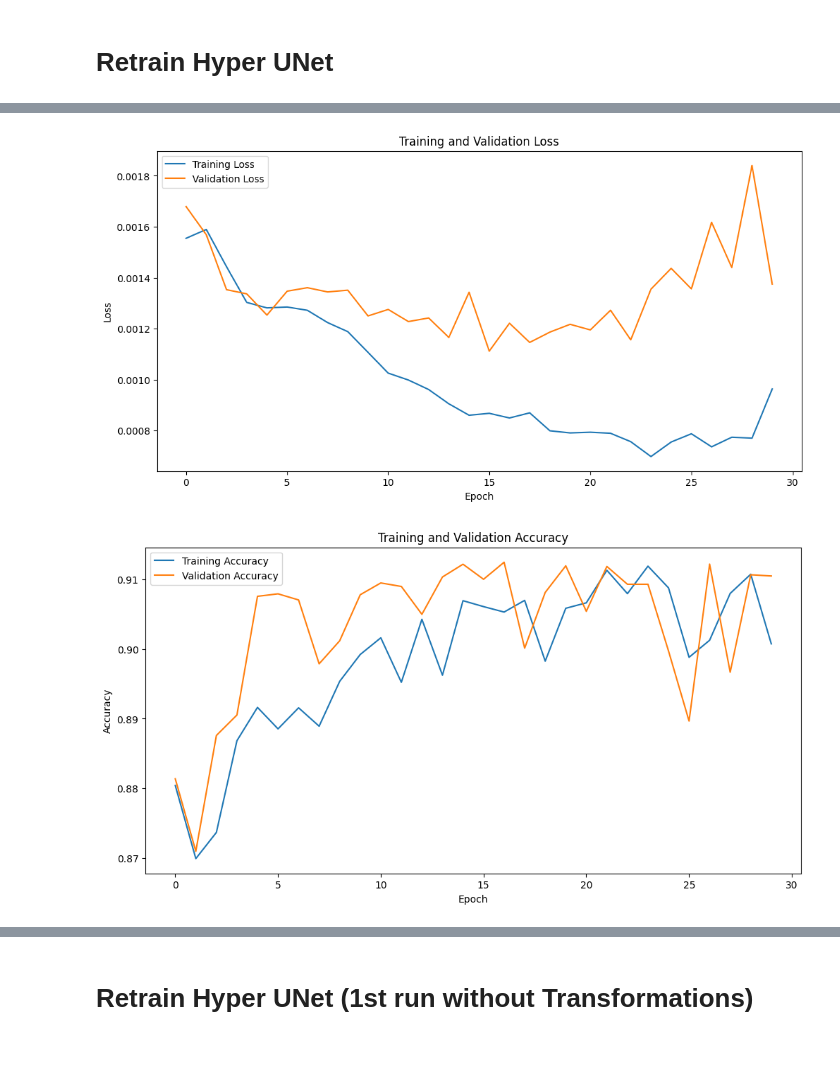
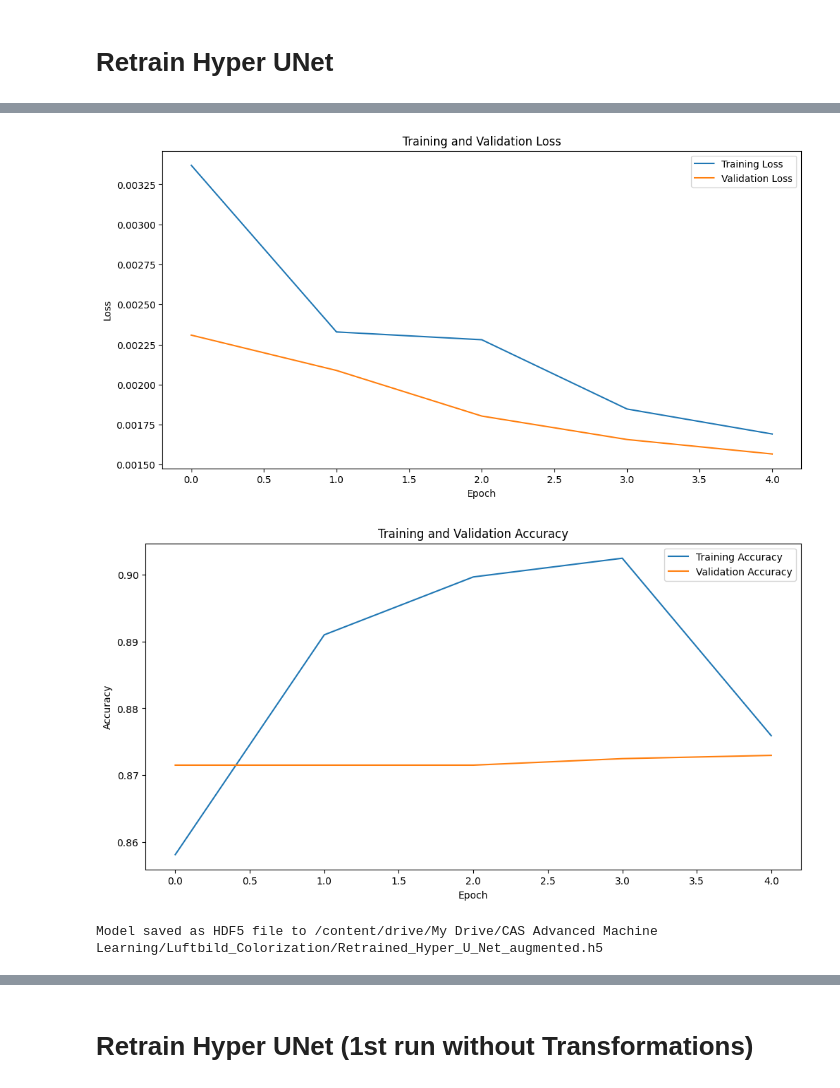
Before and after one commit to tololojo/AML_FinalProject, a Jupyter notebook: scripts/preprocessing_tf.ipynb, the cells around one changed output, grey strips where cells are left out. Cells and saved outputs as stored; diff of their text form; code cells hidden in the pictures; blank space fills up the shorter version.

```diff
--- a/scripts/preprocessing_tf.ipynb
+++ b/scripts/preprocessing_tf.ipynb
@@ -328,8 +328,8 @@ The final ratio for the train, validation and test dastasets are: 70, 29 and 1 %
 dataX, dataY = metadata_raw_df["img_id"].to_list(), metadata_raw_df["class"] .to_list()
 
 rand_state = 9898
-train_ratio = 0.70
-validation_ratio = 0.29
+train_ratio = 0.89
+validation_ratio = 0.10
 test_ratio = 0.01
 
 
@@ -487,0 +420,33 @@ Epoch 30/30
+# %%
+# Parameters
+subset_fraction = 0.01  # Use 25% of the data each epoch
+epochs = 5
+b_size = 16
+
+
+# Function to sample a subset of data
+def sample_subset(dataX, dataY, subset_fraction):
+    num_samples = int(len(dataX) * subset_fraction)
+    indices = np.random.choice(len(dataX), num_samples, replace=False)
+    subset_dataX = [dataX[i] for i in indices]
+    subset_dataY = [dataY[i] for i in indices]
+    return subset_dataX, subset_dataY
+
+
+# Dataset loaders for validation and test sets
+valid_dataset_loader = SwisstopoDataset(x_val,
+                           transform=convert_to_LAB_transform,
+                           large_dataset=True,
+                           return_label=False,
+                           batch_size=b_size,
+                           shuffle=False)
+
+test_dataset_loader = SwisstopoDataset(x_test,
+                           transform=convert_to_LAB_transform,
+                           large_dataset=True,
+                           return_label=False,
+                           batch_size=b_size,
+                           shuffle=False)
+
+valid_dataset = valid_dataset_loader.get_dataset()
+test_dataset = test_dataset_loader.get_dataset()
@@ -497,26 +529,36 @@ Test Accuracy: 0.9076059460639954
 # %%
 # Plot the training and validation loss
 plt.figure(figsize=(12, 6))
-plt.plot(history.history['loss'], label='Training Loss')
-plt.plot(history.history['val_loss'], label='Validation Loss')
+plt.plot(train_loss, label='Training Loss')
+plt.plot(val_loss, label='Validation Loss')
 plt.xlabel('Epoch')
 plt.ylabel('Loss')
 plt.legend()
 plt.title('Training and Validation Loss')
 plt.show()
 
 # Plot the training and validation accuracy
 plt.figure(figsize=(12, 6))
-plt.plot(history.history['accuracy'], label='Training Accuracy')
-plt.plot(history.history['val_accuracy'], label='Validation Accuracy')
+plt.plot(train_accuracy, label='Training Accuracy')
+plt.plot(val_accuracy, label='Validation Accuracy')
 plt.xlabel('Epoch')
 plt.ylabel('Accuracy')
 plt.legend()
 plt.title('Training and Validation Accuracy')
 plt.show()
 # %% [output]
-[figure, old version]
+[figure, new version]
-[figure, old version]
+[figure, new version]
+# %%
+# Define the path where you want to save your model on Google Drive
+model_save_path = '/content/drive/My Drive/CAS Advanced Machine Learning/Luftbild_Colorization/Retrained_Hyper_U_Net_augmented.h5'
+
+# Convert the SavedModel to HDF5 format and save it as an HDF5 file
+loaded_model.save(model_save_path, save_format='h5')
+
+print(f"Model saved as HDF5 file to {model_save_path}")
+# %% [output]
+Model saved as HDF5 file to /content/drive/My Drive/CAS Advanced Machine Learning/Luftbild_Colorization/Retrained_Hyper_U_Net_augmented.h5
 # %%
 from google.colab import drive
 
```
Also changed, not shown: parts of 9 cells of this notebook.
